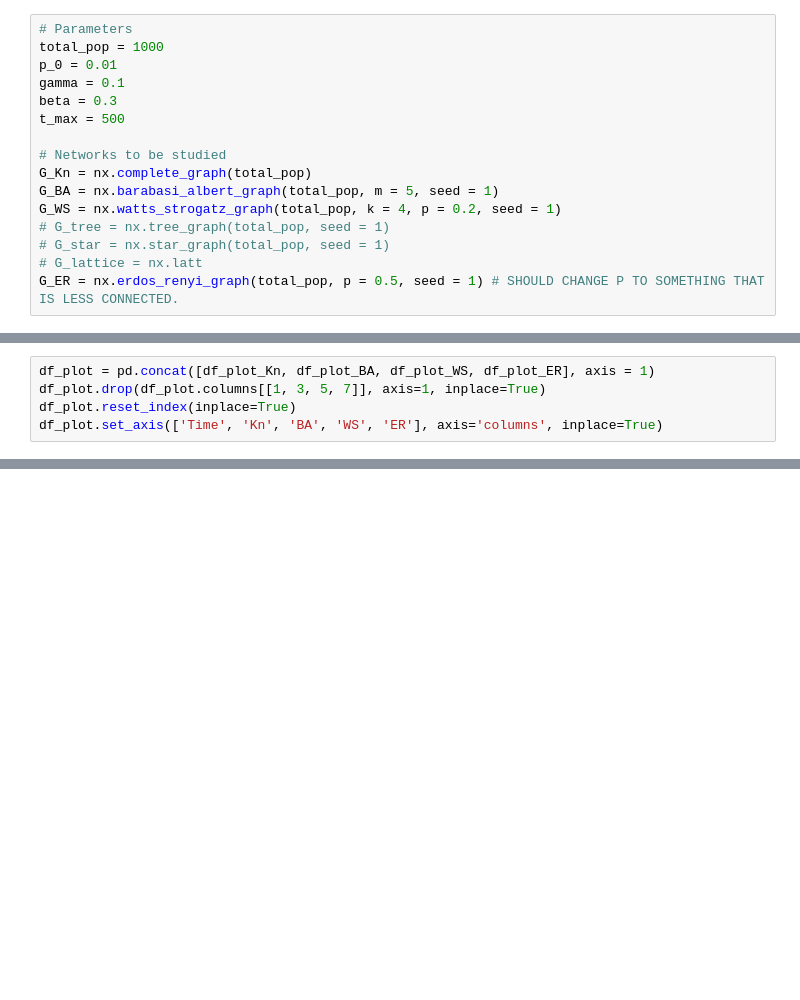
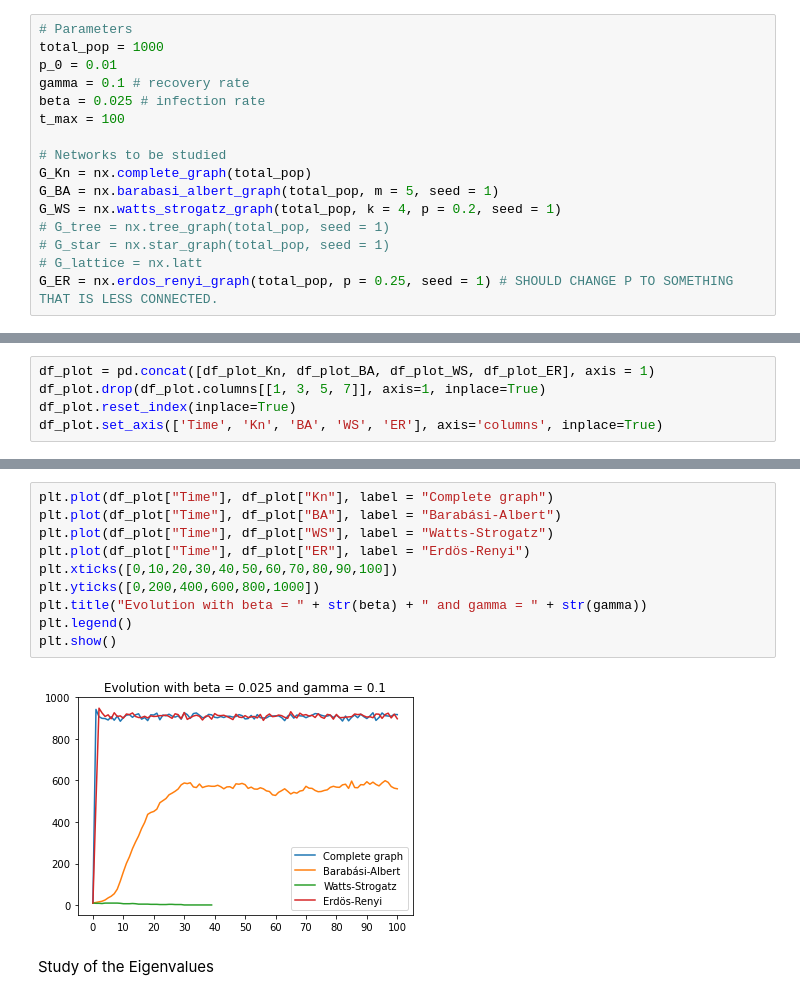
Before and after one commit to Rafouf69/lab7, a Jupyter notebook: a.ipynb, the cells around one changed output, grey strips where cells are left out. Saved outputs shown, nothing was run; the diff lists cells and outputs as text; blank space fills up the shorter version.

```diff
--- a/a.ipynb
+++ b/a.ipynb
@@ -45,9 +46,9 @@ We set the parameters of the model and create the netwroks:
 # Parameters
 total_pop = 1000
 p_0 = 0.01
-gamma = 0.1
-beta = 0.3
-t_max = 500
+gamma = 0.1 # recovery rate
+beta = 0.025 # infection rate
+t_max = 100
 
 # Networks to be studied
 G_Kn = nx.complete_graph(total_pop)
@@ -56,7 +57,7 @@ G_WS = nx.watts_strogatz_graph(total_pop, k = 4, p = 0.2, seed = 1)
 # G_tree = nx.tree_graph(total_pop, seed = 1)
 # G_star = nx.star_graph(total_pop, seed = 1)
 # G_lattice = nx.latt
-G_ER = nx.erdos_renyi_graph(total_pop, p = 0.5, seed = 1) # SHOULD CHANGE P TO SOMETHING THAT IS LESS CONNECTED.
+G_ER = nx.erdos_renyi_graph(total_pop, p = 0.25, seed = 1) # SHOULD CHANGE P TO SOMETHING THAT IS LESS CONNECTED.
 # %% [markdown]
 Set the status of each node at time 0
 # %%
@@ -161,0 +167,14 @@ df_plot
+# %%
+plt.plot(df_plot["Time"], df_plot["Kn"], label = "Complete graph")
+plt.plot(df_plot["Time"], df_plot["BA"], label = "Barabási-Albert")
+plt.plot(df_plot["Time"], df_plot["WS"], label = "Watts-Strogatz")
+plt.plot(df_plot["Time"], df_plot["ER"], label = "Erdös-Renyi")
+plt.xticks([0,10,20,30,40,50,60,70,80,90,100])
+plt.yticks([0,200,400,600,800,1000])
+plt.title("Evolution with beta = " + str(beta) + " and gamma = " + str(gamma))
+plt.legend()
+plt.show()
+# %% [output]
+[figure, added]
+# %% [markdown]
+Study of the Eigenvalues
```
Also changed, not shown: parts of 5 cells of this notebook, 4 other files.
